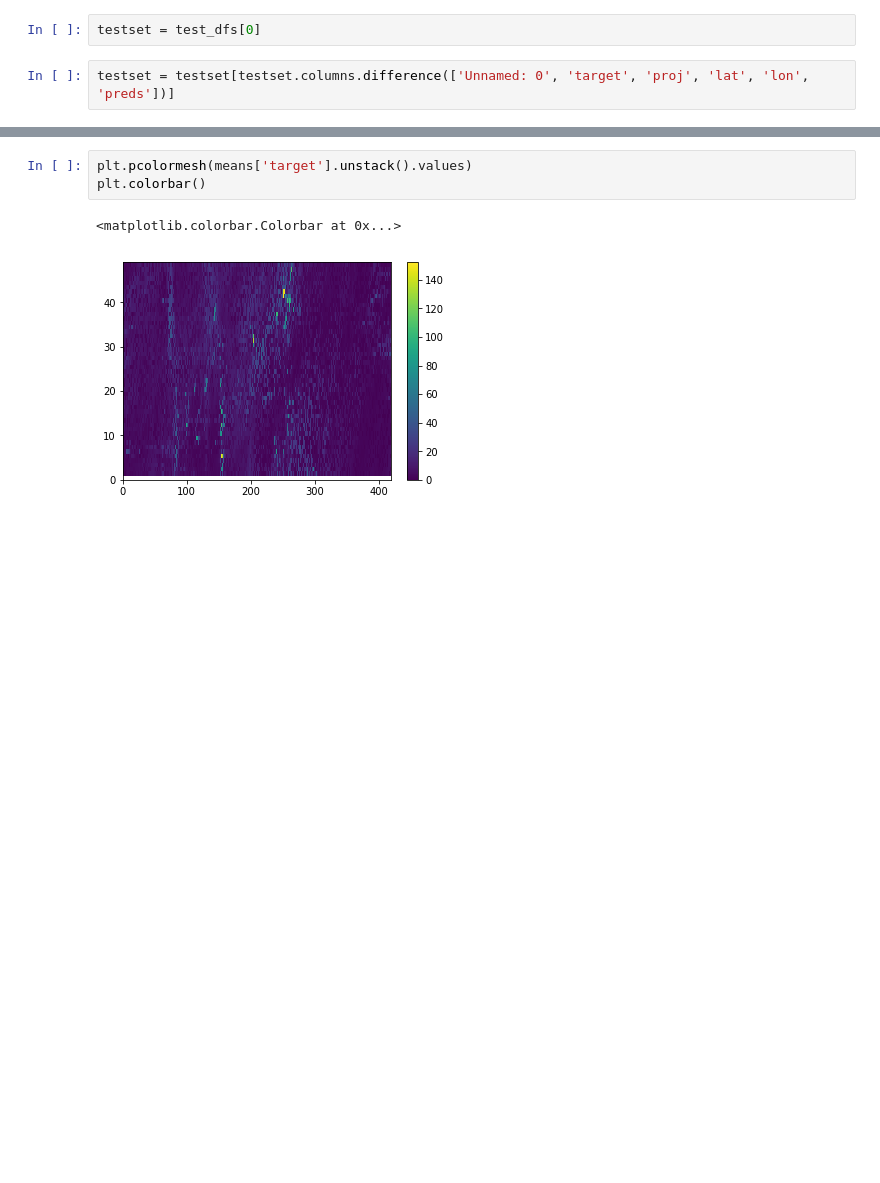
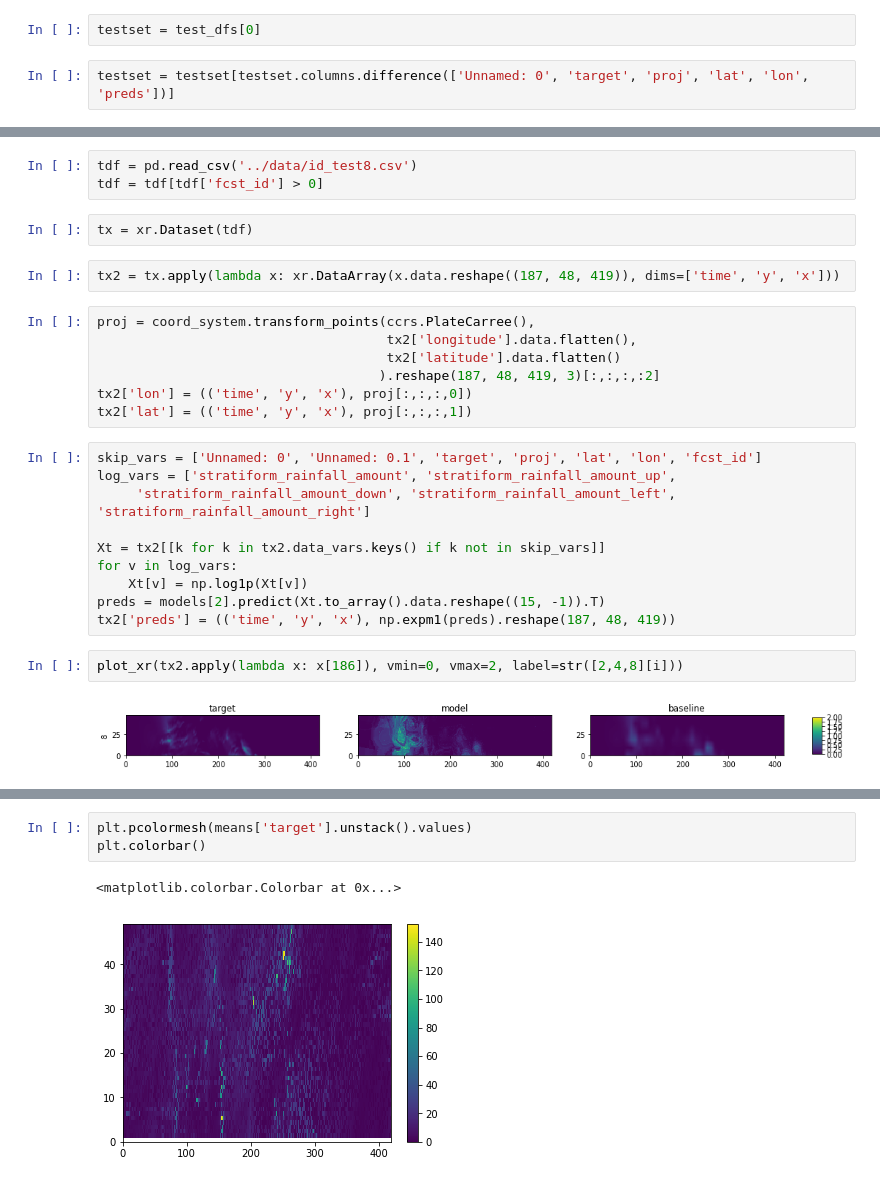
Before and after one commit to informatics-lab/RF_precip_downscaling, a Jupyter notebook: analysis.ipynb, the cells around one changed output, grey strips where cells are left out. Saved outputs shown, nothing was run; the diff lists cells and outputs as text; blank space fills up the shorter version.

```diff
--- a/analysis.ipynb
+++ b/analysis.ipynb
@@ -188,0 +199,28 @@ tdf['lat'] = tdf.apply(lambda x: x['proj'][1], axis=1)
+# %%
+tdf = pd.read_csv('../data/id_test8.csv')
+tdf = tdf[tdf['fcst_id'] > 0]
+# %%
+tx = xr.Dataset(tdf)
+# %%
+tx2 = tx.apply(lambda x: xr.DataArray(x.data.reshape((187, 48, 419)), dims=['time', 'y', 'x']))
+# %%
+proj = coord_system.transform_points(ccrs.PlateCarree(),
+                                     tx2['longitude'].data.flatten(),
+                                     tx2['latitude'].data.flatten()
+                                    ).reshape(187, 48, 419, 3)[:,:,:,:2]
+tx2['lon'] = (('time', 'y', 'x'), proj[:,:,:,0])
+tx2['lat'] = (('time', 'y', 'x'), proj[:,:,:,1])
+# %%
+skip_vars = ['Unnamed: 0', 'Unnamed: 0.1', 'target', 'proj', 'lat', 'lon', 'fcst_id']
+log_vars = ['stratiform_rainfall_amount', 'stratiform_rainfall_amount_up',
+     'stratiform_rainfall_amount_down', 'stratiform_rainfall_amount_left', 'stratiform_rainfall_amount_right']
+
+Xt = tx2[[k for k in tx2.data_vars.keys() if k not in skip_vars]]
+for v in log_vars:
+    Xt[v] = np.log1p(Xt[v])
+preds = models[2].predict(Xt.to_array().data.reshape((15, -1)).T)
+tx2['preds'] = (('time', 'y', 'x'), np.expm1(preds).reshape(187, 48, 419))
+# %%
+plot_xr(tx2.apply(lambda x: x[186]), vmin=0, vmax=2, label=str([2,4,8][i]))
+# %% [output]
+[figure, added]
```
Also changed, not shown: parts of 26 cells of this notebook, 2 other files.
